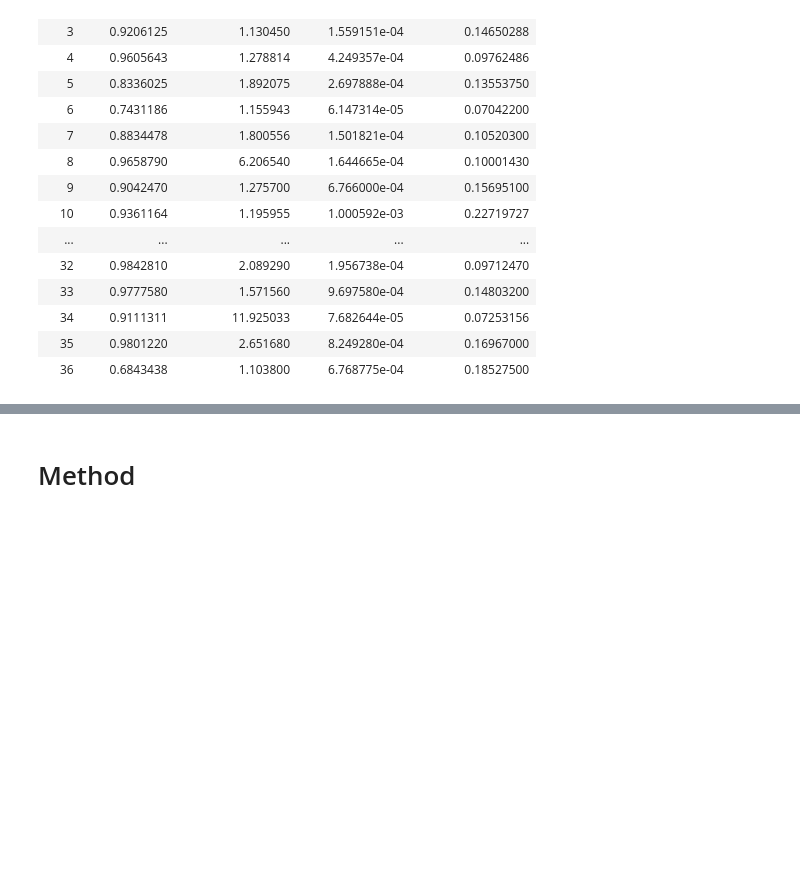
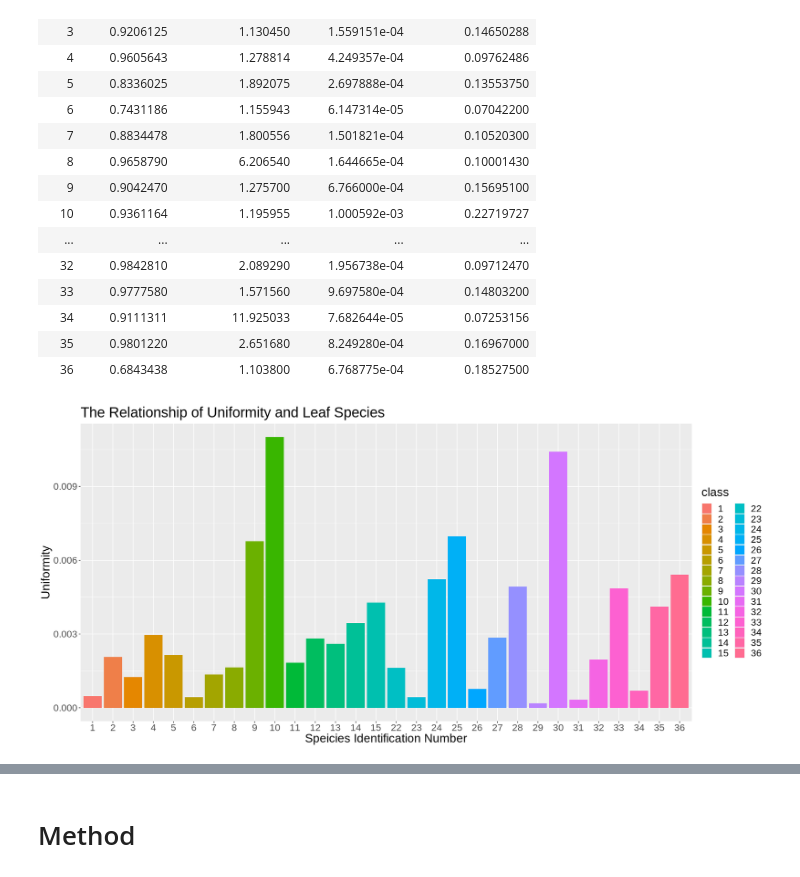
Before and after one commit to tnarode1/dsci_100_group_project, a Jupyter notebook: group.ipynb, the cells around one changed output, grey strips where cells are left out. Saved outputs shown, nothing was run; the diff lists cells and outputs as text; code cells hidden in the pictures; blank space fills up the shorter version.

```diff
--- a/group.ipynb
+++ b/group.ipynb
@@ -151,3 +145,15 @@ A tibble: 30 × 5
 | 34 | 0.9111311 | 11.925033 | 7.682644e-05 | 0.07253156 |
 | 35 | 0.9801220 | 2.651680 | 8.249280e-04 | 0.16967000 |
 | 36 | 0.6843438 | 1.103800 | 6.768775e-04 | 0.18527500 |
+# %%
+## Visualization of the Relationship of Uniformity and Leaf Species
+options(repr.plot.height = 8, repr.plot.width = 17)
+
+class_vs_uniformity <- ggplot(leaf_train, aes(x = class, y = uniformity, fill = class))+
+        geom_bar(stat = "identity")+
+        labs(x = "Speicies Identification Number", y = "Uniformity", fill = "class")+
+        ggtitle("The Relationship of Uniformity and Leaf Species")+
+        theme(text = element_text(size = 20))
+class_vs_uniformity
+# %% [output]
+[figure, added]
```
Also changed, not shown: parts of 5 cells of this notebook.
